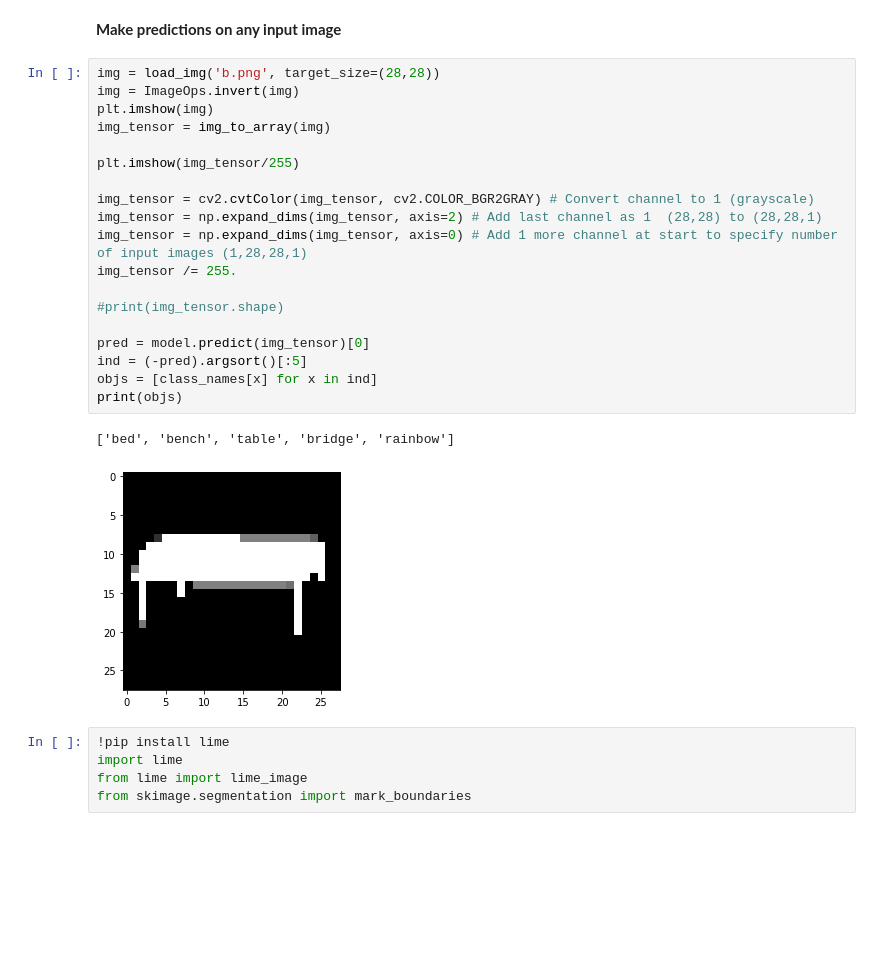
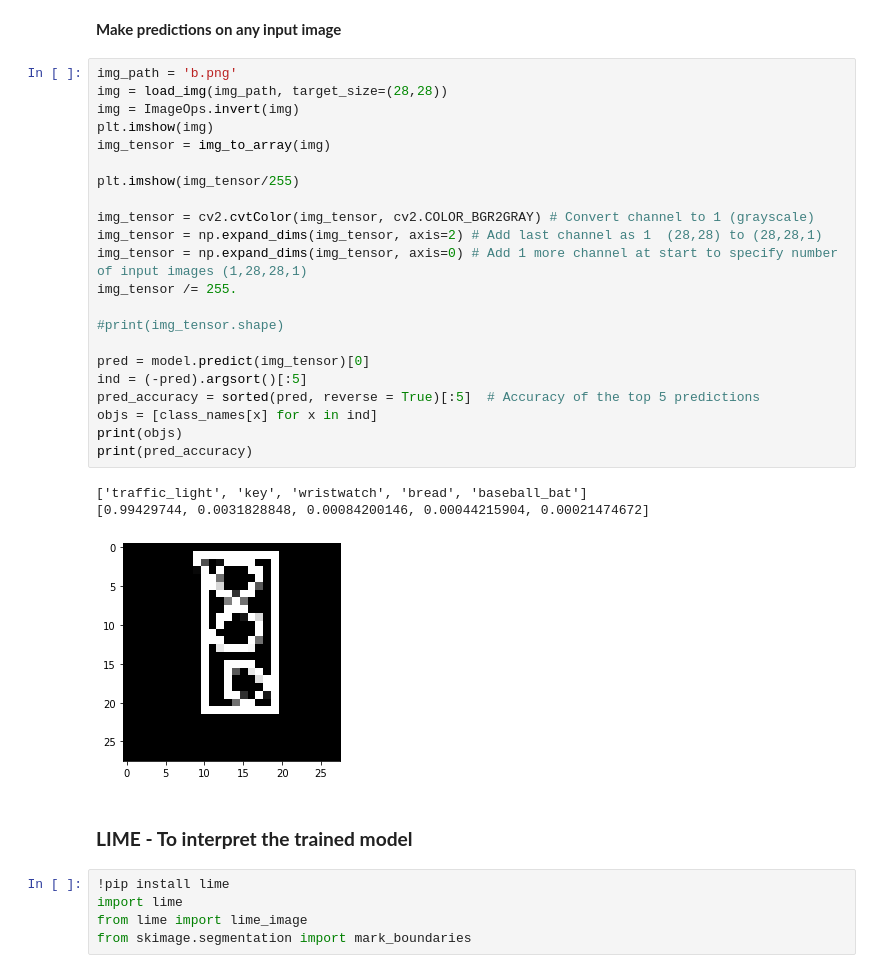
Before and after one commit to hasnainroopawalla/ScribbleNet, a Jupyter notebook: Doodle.ipynb, the cells around one changed output. Cells and saved outputs as stored; diff of their text form; blank space fills up the shorter version.

Commit message:
LIME

```diff
--- a/Doodle.ipynb
+++ b/Doodle.ipynb
@@ -253,27 +253,33 @@ class_names = ['saw', 'coffee_cup', 'power_outlet', 'microphone', 'triangle', 'c
 # %% [markdown]
 **Make predictions on any input image**
 # %%
-img = load_img('b.png', target_size=(28,28))
+img_path = 'b.png'
+img = load_img(img_path, target_size=(28,28))
 img = ImageOps.invert(img)
 plt.imshow(img)
 img_tensor = img_to_array(img)
 
 plt.imshow(img_tensor/255)
 
 img_tensor = cv2.cvtColor(img_tensor, cv2.COLOR_BGR2GRAY) # Convert channel to 1 (grayscale)
 img_tensor = np.expand_dims(img_tensor, axis=2) # Add last channel as 1  (28,28) to (28,28,1)
 img_tensor = np.expand_dims(img_tensor, axis=0) # Add 1 more channel at start to specify number of input images (1,28,28,1)
 img_tensor /= 255.
 
 #print(img_tensor.shape)
 
 pred = model.predict(img_tensor)[0]
 ind = (-pred).argsort()[:5]
+pred_accuracy = sorted(pred, reverse = True)[:5]  # Accuracy of the top 5 predictions
 objs = [class_names[x] for x in ind]
 print(objs)
+print(pred_accuracy)
 # %% [output]
-['bed', 'bench', 'table', 'bridge', 'rainbow']
+['traffic_light', 'key', 'wristwatch', 'bread', 'baseball_bat']
+[0.99429744, 0.0031828848, 0.00084200146, 0.00044215904, 0.00021474672]
-[figure, old version]
+[figure, new version]
+# %% [markdown]
+### **LIME - To interpret the trained model**
 # %%
 !pip install lime
 import lime
```
Also changed, not shown: parts of 7 cells of this notebook.
